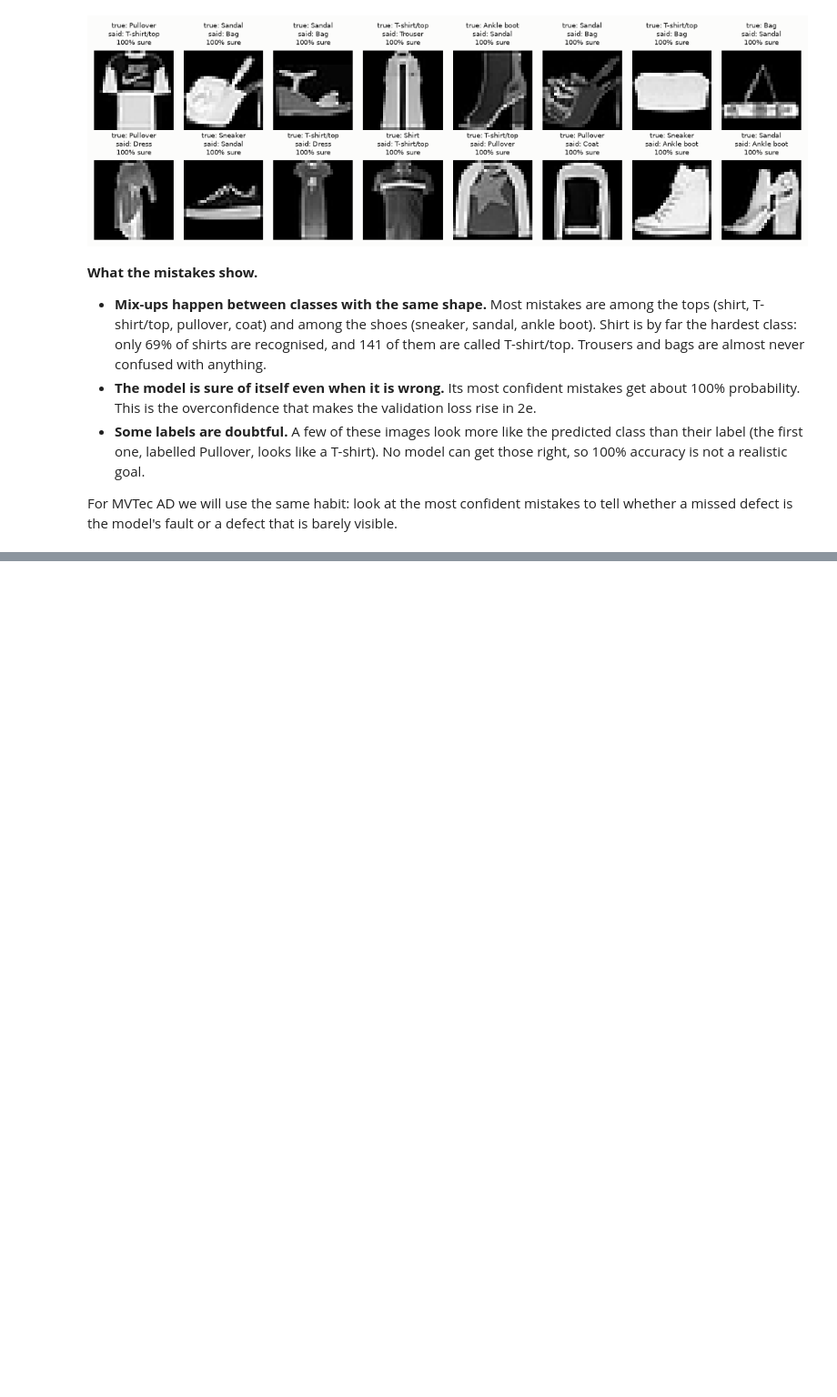
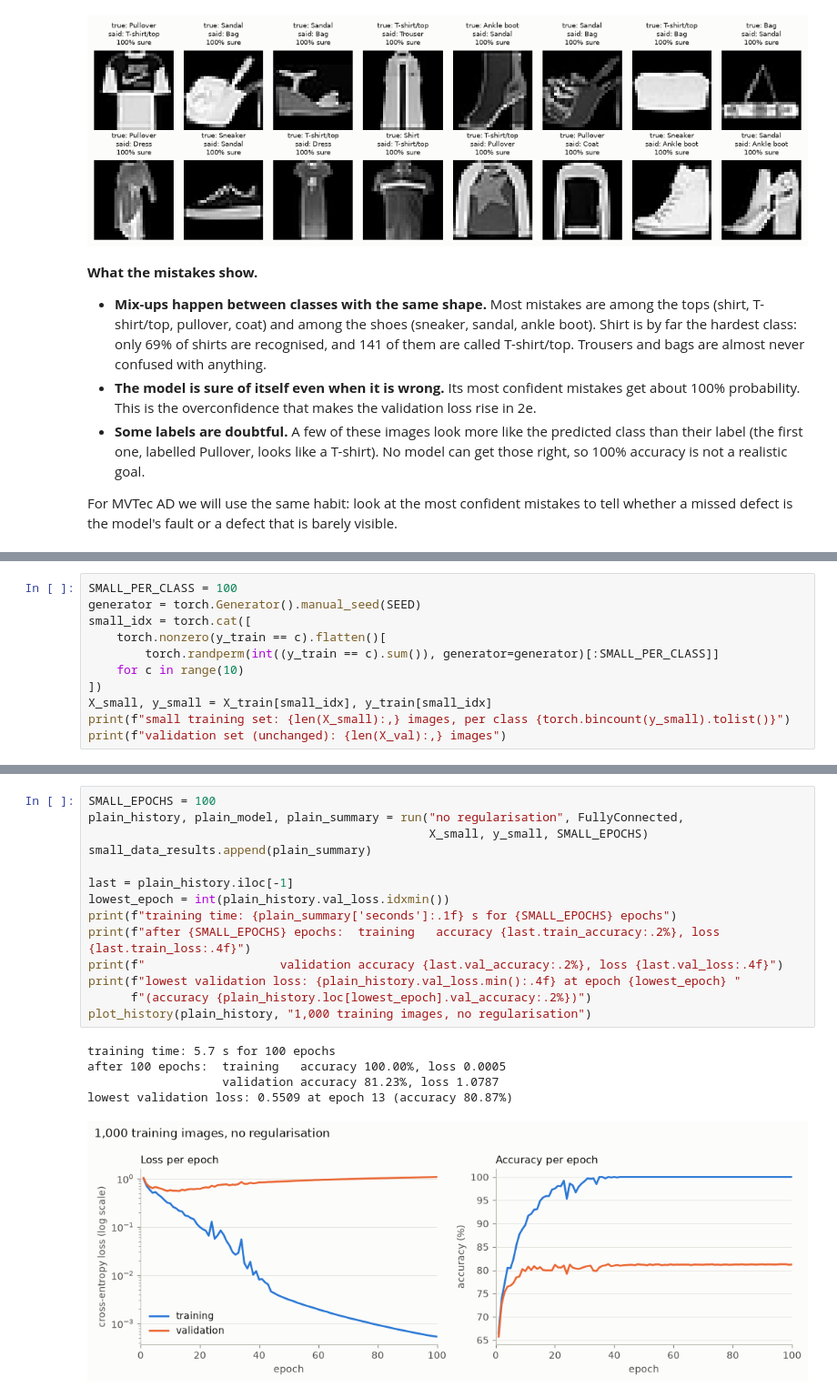
Before and after one commit to Freddyx94/industrial-anomaly-detection, a Jupyter notebook: notebooks/01_fundamentals.ipynb, the cells around one changed output, grey strips where cells are left out. Shown at 91% size. Saved outputs shown, nothing was run; the diff lists cells and outputs as text; blank space fills up the shorter version.

```diff
--- a/notebooks/01_fundamentals.ipynb
+++ b/notebooks/01_fundamentals.ipynb
@@ -779,0 +803,11 @@ missed defect is the model's fault or a defect that is barely visible.
+# %%
+SMALL_PER_CLASS = 100
+generator = torch.Generator().manual_seed(SEED)
+small_idx = torch.cat([
+    torch.nonzero(y_train == c).flatten()[
+        torch.randperm(int((y_train == c).sum()), generator=generator)[:SMALL_PER_CLASS]]
+    for c in range(10)
+])
+X_small, y_small = X_train[small_idx], y_train[small_idx]
+print(f"small training set: {len(X_small):,} images, per class {torch.bincount(y_small).tolist()}")
+print(f"validation set (unchanged): {len(X_val):,} images")
@@ -779,0 +924,20 @@ missed defect is the model's fault or a defect that is barely visible.
+# %%
+SMALL_EPOCHS = 100
+plain_history, plain_model, plain_summary = run("no regularisation", FullyConnected,
+                                                X_small, y_small, SMALL_EPOCHS)
+small_data_results.append(plain_summary)
+
+last = plain_history.iloc[-1]
+lowest_epoch = int(plain_history.val_loss.idxmin())
+print(f"training time: {plain_summary['seconds']:.1f} s for {SMALL_EPOCHS} epochs")
+print(f"after {SMALL_EPOCHS} epochs:  training   accuracy {last.train_accuracy:.2%}, loss {last.train_loss:.4f}")
+print(f"                   validation accuracy {last.val_accuracy:.2%}, loss {last.val_loss:.4f}")
+print(f"lowest validation loss: {plain_history.val_loss.min():.4f} at epoch {lowest_epoch} "
+      f"(accuracy {plain_history.loc[lowest_epoch].val_accuracy:.2%})")
+plot_history(plain_history, "1,000 training images, no regularisation")
+# %% [output]
+training time: 5.7 s for 100 epochs
+after 100 epochs:  training   accuracy 100.00%, loss 0.0005
+                   validation accuracy 81.23%, loss 1.0787
+lowest validation loss: 0.5509 at epoch 13 (accuracy 80.87%)
+[figure, added]
```
Also changed, not shown: parts of 72 cells of this notebook, 10 other files.
